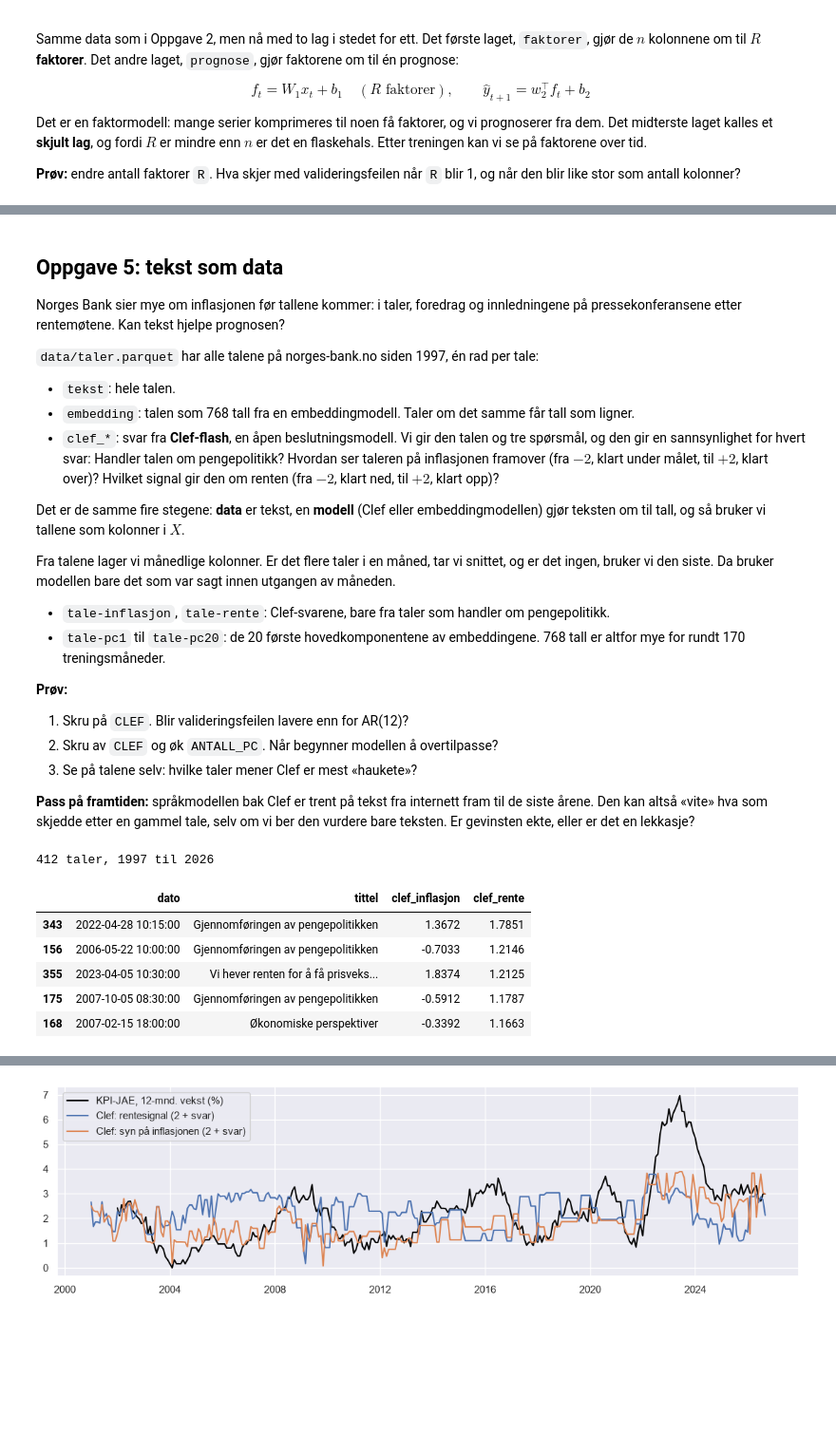
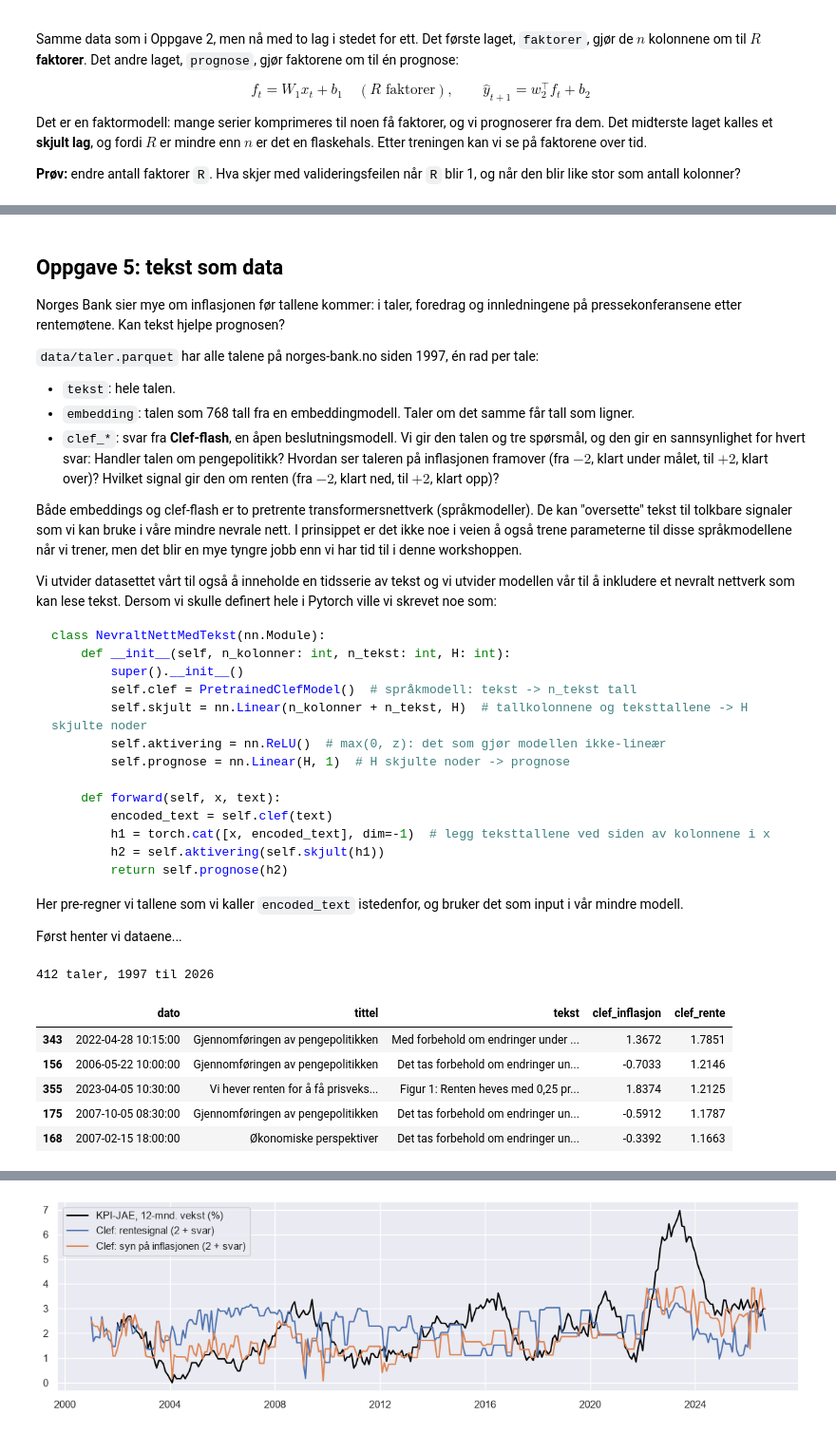
Before and after one commit to simeneide/how-to-train-your-ai, a Jupyter notebook: workshop.ipynb, the cells around one changed output, grey strips where cells are left out. Shown at 95% size. Cells and saved outputs as stored; diff of their text form; code cells hidden in the pictures; blank space fills up the shorter version.

````diff
--- a/workshop.ipynb
+++ b/workshop.ipynb
@@ -643,30 +674,41 @@ Norges Bank sier mye om inflasjonen før tallene kommer: i taler, foredrag og in
 - `embedding`: talen som 768 tall fra en embeddingmodell. Taler om det samme får tall som ligner.
 - `clef_*`: svar fra **Clef-flash**, en åpen beslutningsmodell. Vi gir den talen og tre spørsmål, og den gir en sannsynlighet for hvert svar: Handler talen om pengepolitikk? Hvordan ser taleren på inflasjonen framover (fra $-2$, klart under målet, til $+2$, klart over)? Hvilket signal gir den om renten (fra $-2$, klart ned, til $+2$, klart opp)?
 
-Det er de samme fire stegene: **data** er tekst, en **modell** (Clef eller embeddingmodellen) gjør teksten om til tall, og så bruker vi tallene som kolonner i $X$.
+Både embeddings og clef-flash er to pretrente transformersnettverk (språkmodeller). De kan "oversette" tekst til tolkbare signaler som vi kan bruke i våre mindre nevrale nett. I prinsippet er det ikke noe i veien å også trene parameterne til disse språkmodellene når vi trener, men det blir en mye tyngre jobb enn vi har tid til i denne workshoppen.
 
-Fra talene lager vi månedlige kolonner. Er det flere taler i en måned, tar vi snittet, og er det ingen, bruker vi den siste. Da bruker modellen bare det som var sagt innen utgangen av måneden.
-- `tale-inflasjon`, `tale-rente`: Clef-svarene, bare fra taler som handler om pengepolitikk.
-- `tale-pc1` til `tale-pc20`: de 20 første hovedkomponentene av embeddingene. 768 tall er altfor mye for rundt 170 treningsmåneder.
+Vi utvider datasettet vårt til også å inneholde en tidsserie av tekst og vi utvider modellen vår til å inkludere et nevralt nettverk som kan lese tekst. Dersom vi skulle definert hele i Pytorch ville vi skrevet noe som:
 
-**Prøv:**
-1. Skru på `CLEF`. Blir valideringsfeilen lavere enn for AR(12)?
-2. Skru av `CLEF` og øk `ANTALL_PC`. Når begynner modellen å overtilpasse?
-3. Se på talene selv: hvilke taler mener Clef er mest «haukete»?
+```python
+class NevraltNettMedTekst(nn.Module):
+    def __init__(self, n_kolonner: int, n_tekst: int, H: int):
+        super().__init__()
+        self.clef = PretrainedClefModel()  # språkmodell: tekst -> n_tekst tall
+        self.skjult = nn.Linear(n_kolonner + n_tekst, H)  # tallkolonnene og teksttallene -> H skjulte noder
+        self.aktivering = nn.ReLU()  # max(0, z): det som gjør modellen ikke-lineær
+        self.prognose = nn.Linear(H, 1)  # H skjulte noder -> prognose
 
-**Pass på framtiden:** språkmodellen bak Clef er trent på tekst fra internett fram til de siste årene. Den kan altså «vite» hva som skjedde etter en gammel tale, selv om vi ber den vurdere bare teksten. Er gevinsten ekte, eller er det en lekkasje?
+    def forward(self, x, text):
+        encoded_text = self.clef(text)
+        h1 = torch.cat([x, encoded_text], dim=-1)  # legg teksttallene ved siden av kolonnene i x
+        h2 = self.aktivering(self.skjult(h1))
+        return self.prognose(h2)
+```
+
+Her pre-regner vi tallene som vi kaller `encoded_text` istedenfor, og bruker det som input i vår mindre modell.
+
+Først henter vi dataene...
 # %%
-TALER = "https://raw.githubusercontent.com/simeneide/how-to-train-your-ai/main/data/taler.parquet"
+TALER = "https://raw.githubusercontent.com/simeneide/norgesbank-workshop/main/data/taler.parquet"
 taler = pd.read_parquet(TALER)
 print(f"{len(taler)} taler, {taler.dato.min():%Y} til {taler.dato.max():%Y}")
 
 # De fem talene med høyest rentesignal, blant dem som handler om pengepolitikk
-taler[taler.clef_pengepolitikk > 0.5].nlargest(5, "clef_rente")[["dato", "tittel", "clef_inflasjon", "clef_rente"]]
+taler[taler.clef_pengepolitikk > 0.5].nlargest(5, "clef_rente")[["dato", "tittel", "tekst", "clef_inflasjon", "clef_rente"]]
 # %% [output]
 412 taler, 1997 til 2026
-|  | dato | tittel | clef_inflasjon | clef_rente |
-| 343 | 2022-04-28 10:15:00 | Gjennomføringen av pengepolitikken | 1.3672 | 1.7851 |
-| 156 | 2006-05-22 10:00:00 | Gjennomføringen av pengepolitikken | -0.7033 | 1.2146 |
-| 355 | 2023-04-05 10:30:00 | Vi hever renten for å få prisveks... | 1.8374 | 1.2125 |
-| 175 | 2007-10-05 08:30:00 | Gjennomføringen av pengepolitikken | -0.5912 | 1.1787 |
-| 168 | 2007-02-15 18:00:00 | Økonomiske perspektiver | -0.3392 | 1.1663 |
+|  | dato | tittel | tekst | clef_inflasjon | clef_rente |
+| 343 | 2022-04-28 10:15:00 | Gjennomføringen av pengepolitikken | Med forbehold om endringer under ... | 1.3672 | 1.7851 |
+| 156 | 2006-05-22 10:00:00 | Gjennomføringen av pengepolitikken | Det tas forbehold om endringer un... | -0.7033 | 1.2146 |
+| 355 | 2023-04-05 10:30:00 | Vi hever renten for å få prisveks... | Figur 1: Renten heves med 0,25 pr... | 1.8374 | 1.2125 |
+| 175 | 2007-10-05 08:30:00 | Gjennomføringen av pengepolitikken | Det tas forbehold om endringer un... | -0.5912 | 1.1787 |
+| 168 | 2007-02-15 18:00:00 | Økonomiske perspektiver | Det tas forbehold om endringer un... | -0.3392 | 1.1663 |
````
Also changed, not shown: parts of 20 cells of this notebook, 4 other files.
